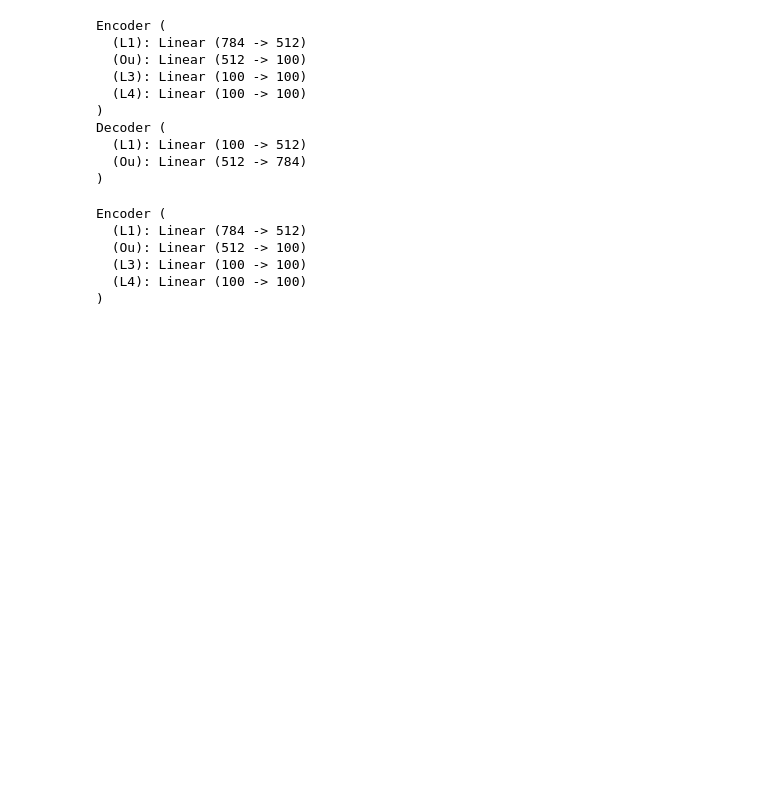
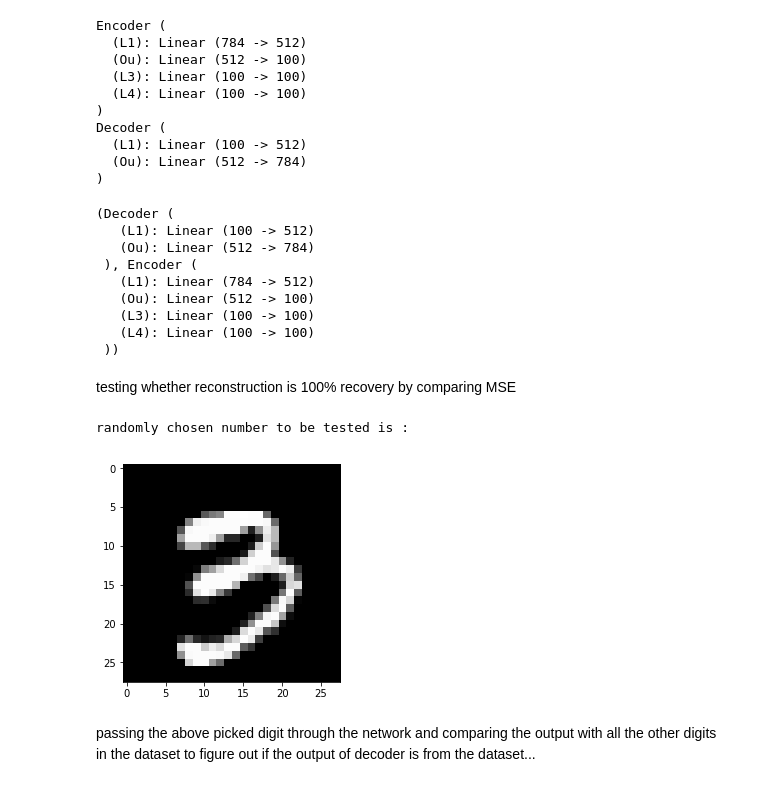
Before and after one commit to udion/generative_models, a Jupyter notebook: VAEs/VAE_trained_model_test.ipynb, the cells around one changed output. Drawn from its saved outputs; the diff is of its cells as text; code cells hidden in the pictures; blank space fills up the shorter version.

Commit message:
MSE tested

```diff
--- a/VAEs/VAE_trained_model_test.ipynb
+++ b/VAEs/VAE_trained_model_test.ipynb
@@ -102,10 +104,14 @@ E.load_state_dict(tch.load('./E_99999.pth'))
 # %%
-D.eval()
-E.eval()
+D.eval(),E.eval()
 # %% [output]
-Encoder (
-  (L1): Linear (784 -> 512)
-  (Ou): Linear (512 -> 100)
-  (L3): Linear (100 -> 100)
-  (L4): Linear (100 -> 100)
-)
+(Decoder (
+   (L1): Linear (100 -> 512)
+   (Ou): Linear (512 -> 784)
+ ), Encoder (
+   (L1): Linear (784 -> 512)
+   (Ou): Linear (512 -> 100)
+   (L3): Linear (100 -> 100)
+   (L4): Linear (100 -> 100)
+ ))
+# %% [markdown]
+testing whether reconstruction is 100% recovery by comparing MSE
@@ -111,0 +130,12 @@ Encoder (
+# %%
+#lets randomly pick a digit
+a = next(MNISTd)
+pick_x = a[np.random.randint(0,128), :]
+pick_x = pick_x.reshape(-1,28)
+print('randomly chosen number to be tested is : \n')
+plt.imshow(pick_x, cmap='gray', interpolation='none')
+pick_x = pick_x.reshape(-1,28*28)
+plt.show()
+# %% [output]
+randomly chosen number to be tested is :
+[figure, added]
@@ -111,0 +147,3 @@ Encoder (
+# %% [markdown]
+passing the above picked digit through the network and comparing the output with all the other digits
+in the dataset to figure out if the output of decoder is from the dataset...
```
Also changed, not shown: parts of 18 cells of this notebook, 1 other file.
